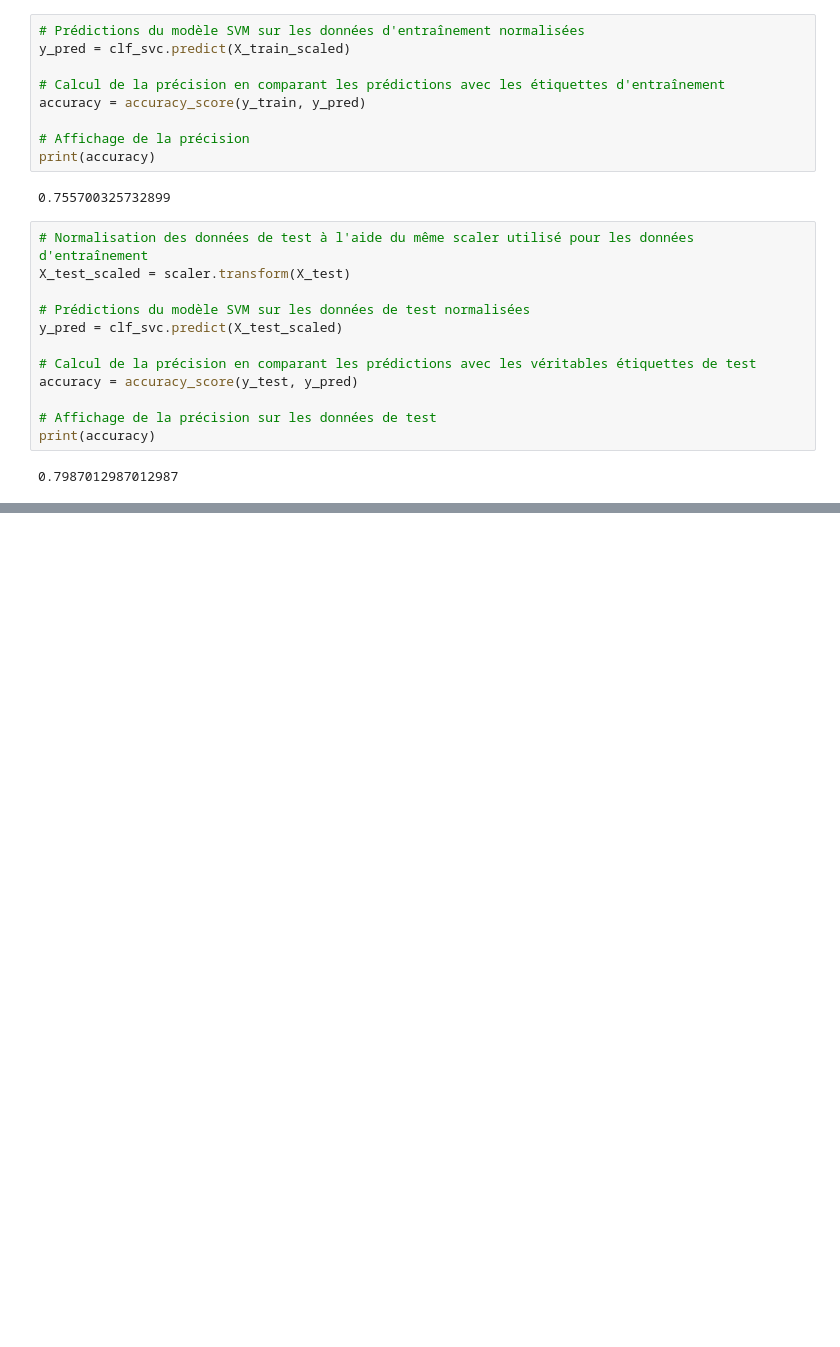
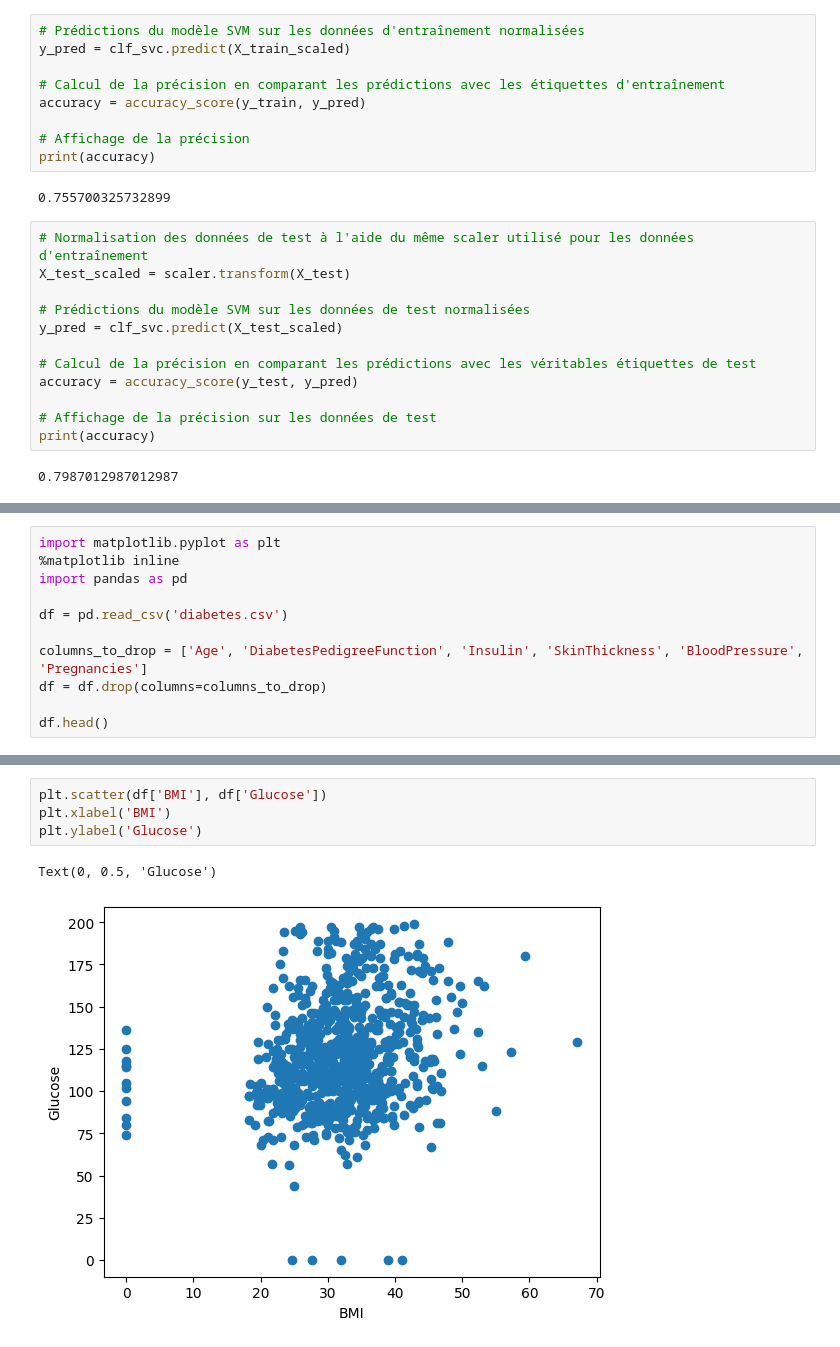
Before and after one commit to Feddane/Machine-Learning-Intro, a Jupyter notebook: chap8 - SVM.ipynb, the cells around one changed output, grey strips where cells are left out. Drawn from its saved outputs; the diff is of its cells as text; blank space fills up the shorter version.

```diff
--- a/chap8 - SVM.ipynb
+++ b/chap8 - SVM.ipynb
@@ -71,0 +74,11 @@ print(accuracy)
+# %%
+import matplotlib.pyplot as plt
+%matplotlib inline
+import pandas as pd
+
+df = pd.read_csv('diabetes.csv')
+
+columns_to_drop = ['Age', 'DiabetesPedigreeFunction', 'Insulin', 'SkinThickness', 'BloodPressure', 'Pregnancies']
+df = df.drop(columns=columns_to_drop)
+
+df.head()
@@ -71,0 +105,7 @@ print(accuracy)
+# %%
+plt.scatter(df['BMI'], df['Glucose'])
+plt.xlabel('BMI')
+plt.ylabel('Glucose')
+# %% [output]
+Text(0, 0.5, 'Glucose')
+[figure, added]
```
Also changed, not shown: parts of 8 cells of this notebook.
